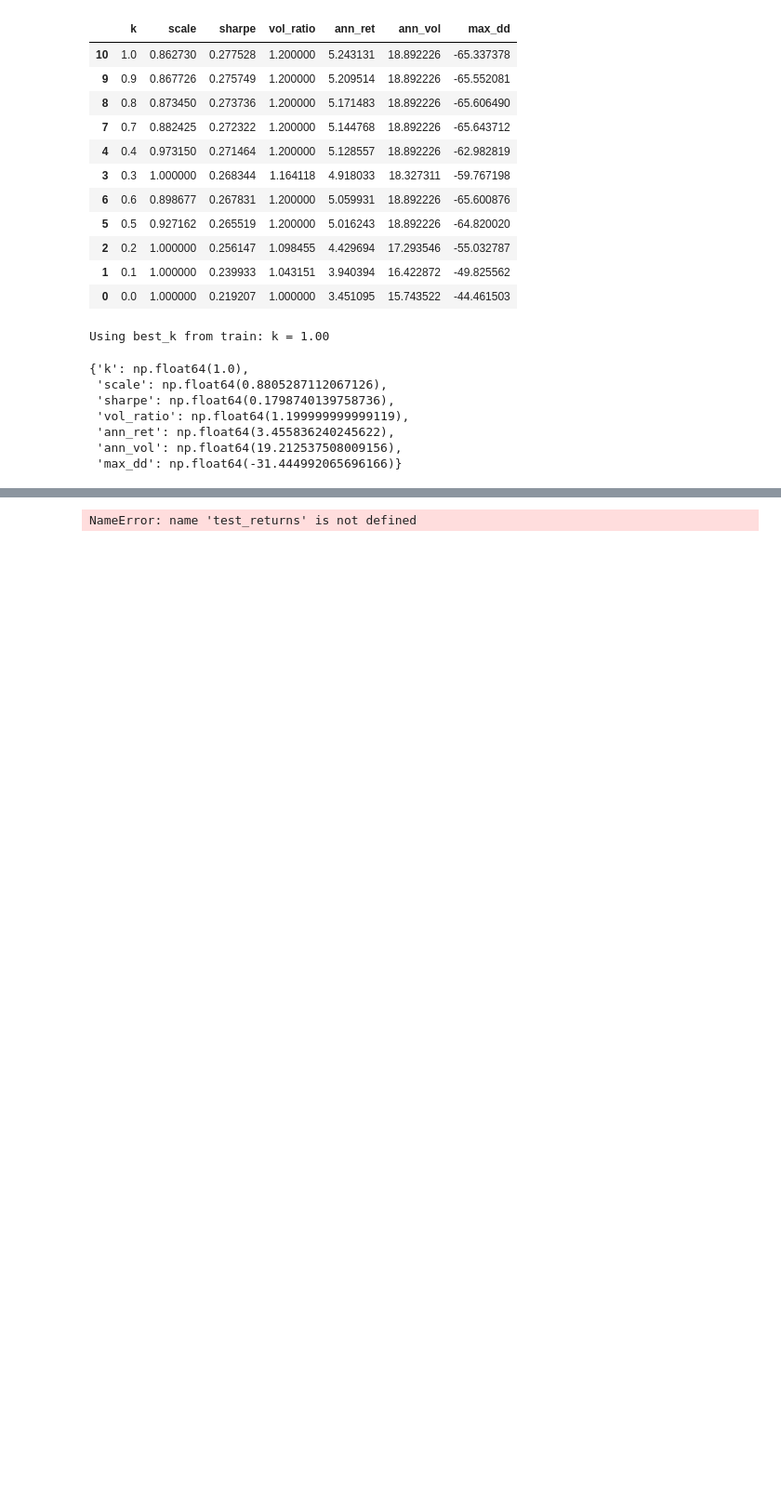
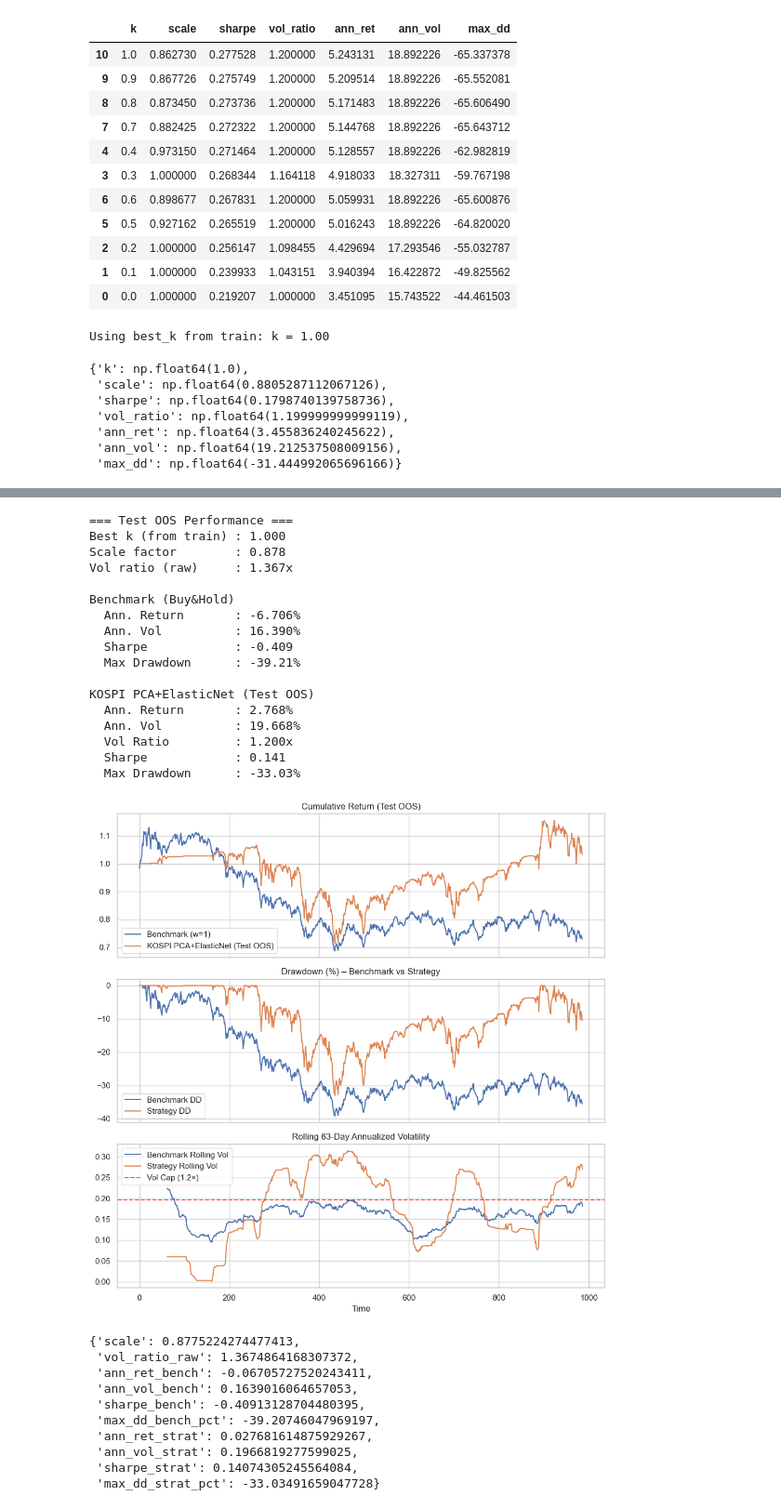
Before and after one commit to MachineLearningProject-2025/proj4-2, a Jupyter notebook: notebook/03_Modeling.ipynb, the cells around one changed output, grey strips where cells are left out. Shown at 93% size. Cells and saved outputs as stored; diff of their text form; code cells hidden in the pictures; blank space fills up the shorter version.

```diff
--- a/notebook/03_Modeling.ipynb
+++ b/notebook/03_Modeling.ipynb
@@ -971,5 +971,5 @@ plot_equity_dd(test_returns, test_signal, best_k,
 # %%
-def plot_oos_results(
+def plot_test_oos_summary(
     returns: pd.Series,
     signal: pd.Series,
     k: float,
@@ -979,11 +979,10 @@ def plot_oos_results(
     annualization: int = 252,
 ):
     """
-    returns : 일별 수익률 (pd.Series)  -> 여기서는 test_returns
-    signal  : 모델 신호 (pd.Series)   -> 여기서는 test_signal
+    returns : Test 구간 실제 수익률 (pd.Series)  -> test_returns
+    signal  : Test 구간 예측 신호 (pd.Series)   -> test_signal
     k       : train에서 찾은 best_k
     max_vol_ratio : 전략 변동성 / 벤치마크 변동성 상한 (ex. 1.2)
-    window_vol    : 롤링 변동성 계산 윈도우 (예: 63일)
     """
 
     # 1) 포지션 생성 (z-score -> 1 + k*z -> [0,2] clip)
@@ -1046,7 +1045,7 @@ def plot_oos_results(
     print(name)
     print(f"  Ann. Return       : {mean_ret_strat*100:.3f}%")
     print(f"  Ann. Vol          : {vol_strat*100:.3f}%")
-    print(f"  Vol Ratio         : {vol_strat/ (vol_mkt+1e-12):.3f}x")
+    print(f"  Vol Ratio         : {vol_strat/(vol_mkt+1e-12):.3f}x")
     print(f"  Sharpe            : {sharpe_strat:.3f}")
     print(f"  Max Drawdown      : {max_dd_strat:.2f}%")
 
@@ -1077,7 +1076,7 @@ def plot_oos_results(
     plt.tight_layout()
     plt.show()
 
-    # 7) 나중에 보고서용으로 숫자 쓰라고 metrics 리턴
+    # 7) 보고서용 숫자 뽑아쓰라고 metrics 리턴
     metrics = {
         "scale": float(scale),
         "vol_ratio_raw": float(vol_ratio_raw),
@@ -1092,14 +1091,41 @@ def plot_oos_results(
     }
     return metrics
 # %%
-test_metrics = plot_oos_results(
+test_metrics = plot_test_oos_summary(
     returns=test_returns,
     signal=test_signal,
     k=best_k,
     max_vol_ratio=1.2,
     name="KOSPI PCA+ElasticNet (Test OOS)"
 )
 
 test_metrics
 # %% [output]
-NameError: name 'test_returns' is not defined
+=== Test OOS Performance ===
+Best k (from train) : 1.000
+Scale factor        : 0.878
+Vol ratio (raw)     : 1.367x
+
+Benchmark (Buy&Hold)
+  Ann. Return       : -6.706%
+  Ann. Vol          : 16.390%
+  Sharpe            : -0.409
+  Max Drawdown      : -39.21%
+
+KOSPI PCA+ElasticNet (Test OOS)
+  Ann. Return       : 2.768%
+  Ann. Vol          : 19.668%
+  Vol Ratio         : 1.200x
+  Sharpe            : 0.141
+  Max Drawdown      : -33.03%
+[figure, added]
+{'scale': 0.8775224274477413,
+ 'vol_ratio_raw': 1.3674864168307372,
+ 'ann_ret_bench': -0.06705727520243411,
+ 'ann_vol_bench': 0.1639016064657053,
+ 'sharpe_bench': -0.40913128704480395,
+ 'max_dd_bench_pct': -39.20746047969197,
+ 'ann_ret_strat': 0.027681614875929267,
+ 'ann_vol_strat': 0.1966819277599025,
+ 'sharpe_strat': 0.14074305245564084,
+ 'max_dd_strat_pct': -33.03491659047728}
```
Also changed, not shown: parts of 3 cells of this notebook.
